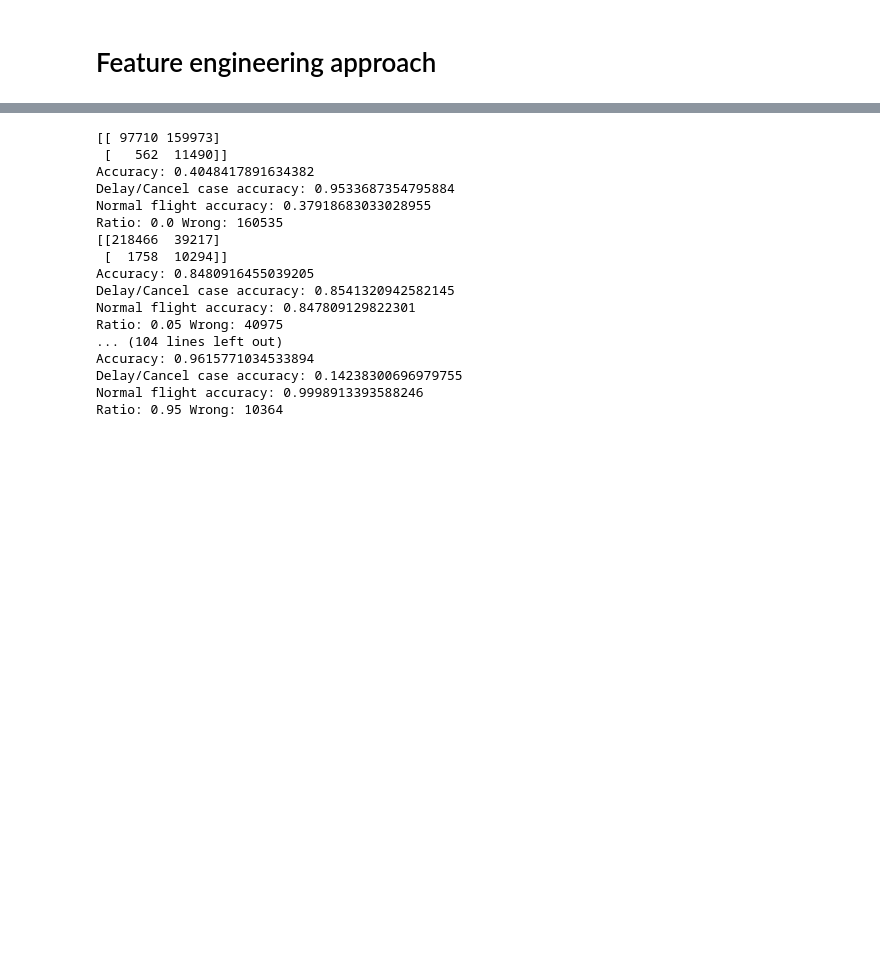
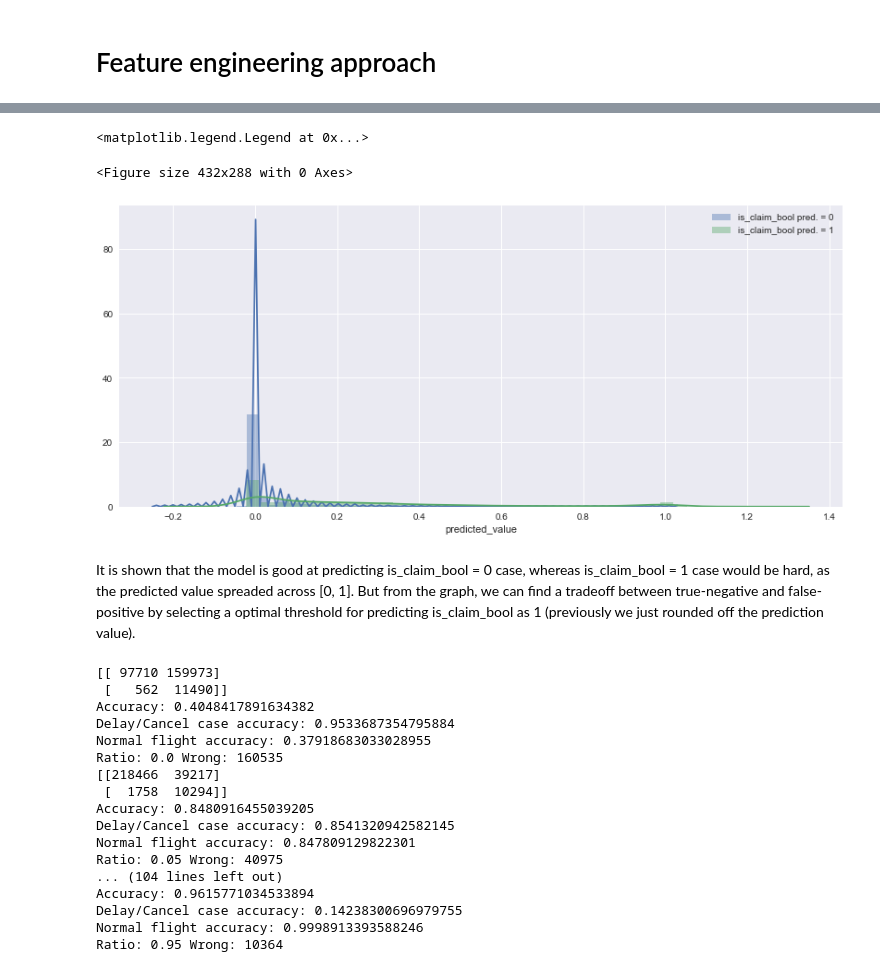
Before and after one commit to chy111126/flight_delay_prediction, a Jupyter notebook: notebooks/03_ml_model_training.ipynb, the cells around one changed output, grey strips where cells are left out. Saved outputs shown, nothing was run; the diff lists cells and outputs as text; code cells hidden in the pictures; blank space fills up the shorter version.

```diff
--- a/notebooks/03_ml_model_training.ipynb
+++ b/notebooks/03_ml_model_training.ipynb
@@ -86,4 +97,4 @@ d_train = lgb.Dataset(train, label=y_train)
 params = {"max_depth": 50, "learning_rate" : 0.1, "num_leaves": 900,  "n_estimators": 300}
 
 # Train model with catgeorical features
-model = lgb.train(params, d_train, categorical_feature = cat_feats)
+model_naive = lgb.train(params, d_train, categorical_feature = cat_feats)
@@ -291,3 +491,18 @@ plt.show()
+# %%
+# Compare with naive approach
+to_check_pred_raw = model_naive.predict(to_check_train)
+prob_df = pd.DataFrame({'predicted_value': to_check_pred_raw, 'true_value': to_check_y})
+plt.figure()
+plt.figure(figsize=(14,6))
+sns.distplot(prob_df[prob_df['true_value'] == 0]['predicted_value'], label='is_claim_bool pred. = 0')
+sns.distplot(prob_df[prob_df['true_value'] == 1]['predicted_value'], label='is_claim_bool pred. = 1')
+plt.legend()
+# %% [output]
+<matplotlib.legend.Legend at 0x...>
+<Figure size 432x288 with 0 Axes>
+[figure, added]
+# %% [markdown]
+It is shown that the model is good at predicting is_claim_bool = 0 case, whereas is_claim_bool = 1 case would be hard, as the predicted value spreaded across [0, 1]. But from the graph, we can find a tradeoff between true-negative and false-positive by selecting a optimal threshold for predicting is_claim_bool as 1 (previously we just rounded off the prediction value).
 # %%
 # Attempt to select appropriate cutoff for prob
 # Record false positive and true negative rates
```
Also changed, not shown: parts of 56 cells of this notebook, 2 other files.
